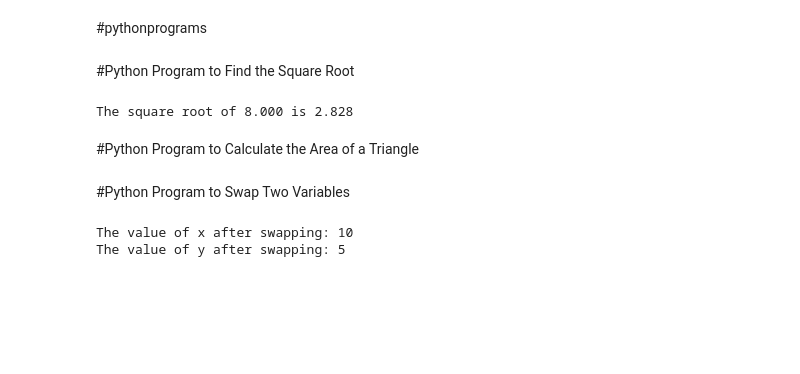
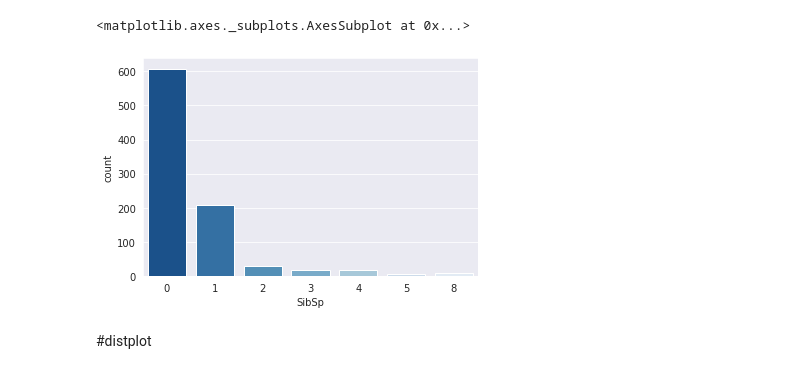
Before and after one commit to sravanth4/basicml, a Jupyter notebook: Untitled0.ipynb, the cells around one changed output. Cells and saved outputs as stored; diff of their text form; code cells hidden in the pictures; blank space fills up the shorter version.

```diff
--- a/Untitled0.ipynb
+++ b/Untitled0.ipynb
@@ -2,0 +12,3 @@
+# %%
+evil=pd.read_csv('train.csv')
+evil.head(8)
@@ -2,0 +57,3 @@
+# %%
+sns.set_style('darkgrid')
+sns.countplot(x='Survived',hue='Pclass',data=evil,palette='cubehelix')
@@ -2,0 +63,3 @@
+# %%
+sns.set_style('darkgrid')
+sns.countplot(x='Survived',hue='Sex',data=evil,palette='BuGn')
@@ -3,19 +69,7 @@
+# %%
+sns.countplot(x='SibSp',data=evil,palette='Blues_r')
+# %% [output]
+<matplotlib.axes._subplots.AxesSubplot at 0x...>
+[figure, added]
 # %% [markdown]
-#pythonprograms
+#distplot
-# %% [markdown]
-#Python Program to Find the Square Root
-# %%
-# Python Program to calculate the square root
-
-# Note: change this value for a different result
-num = 8
-
-# To take the input from the user
-#num = float(input('Enter a number: '))
-
-num_sqrt = num ** 0.5
-print('The square root of %0.3f is %0.3f'%(num ,num_sqrt))
-# %% [output]
-The square root of 8.000 is 2.828
-# %% [markdown]
-#Python Program to Calculate the Area of a Triangle
@@ -40,22 +75,0 @@ print('The area of the triangle is %0.2f' %area)
-# %% [markdown]
-#Python Program to Swap Two Variables
-# %%
-# Python program to swap two variables
-
-x = 5
-y = 10
-
-# To take inputs from the user
-#x = input('Enter value of x: ')
-#y = input('Enter value of y: ')
-
-# create a temporary variable and swap the values
-temp = x
-x = y
-y = temp
-
-print('The value of x after swapping: {}'.format(x))
-print('The value of y after swapping: {}'.format(y))
-# %% [output]
-The value of x after swapping: 10
-The value of y after swapping: 5
```
Also changed, not shown: parts of 28 cells of this notebook.
